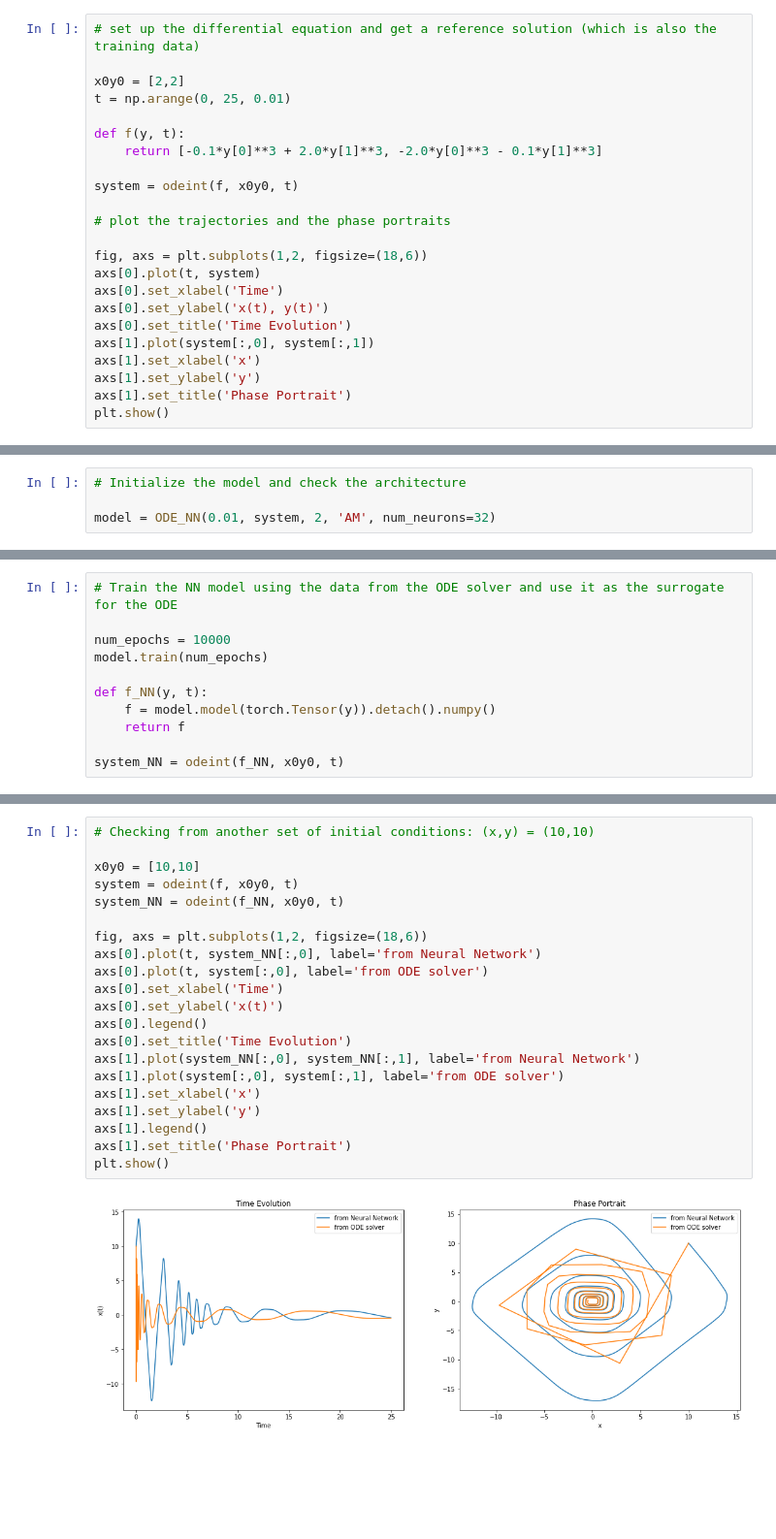
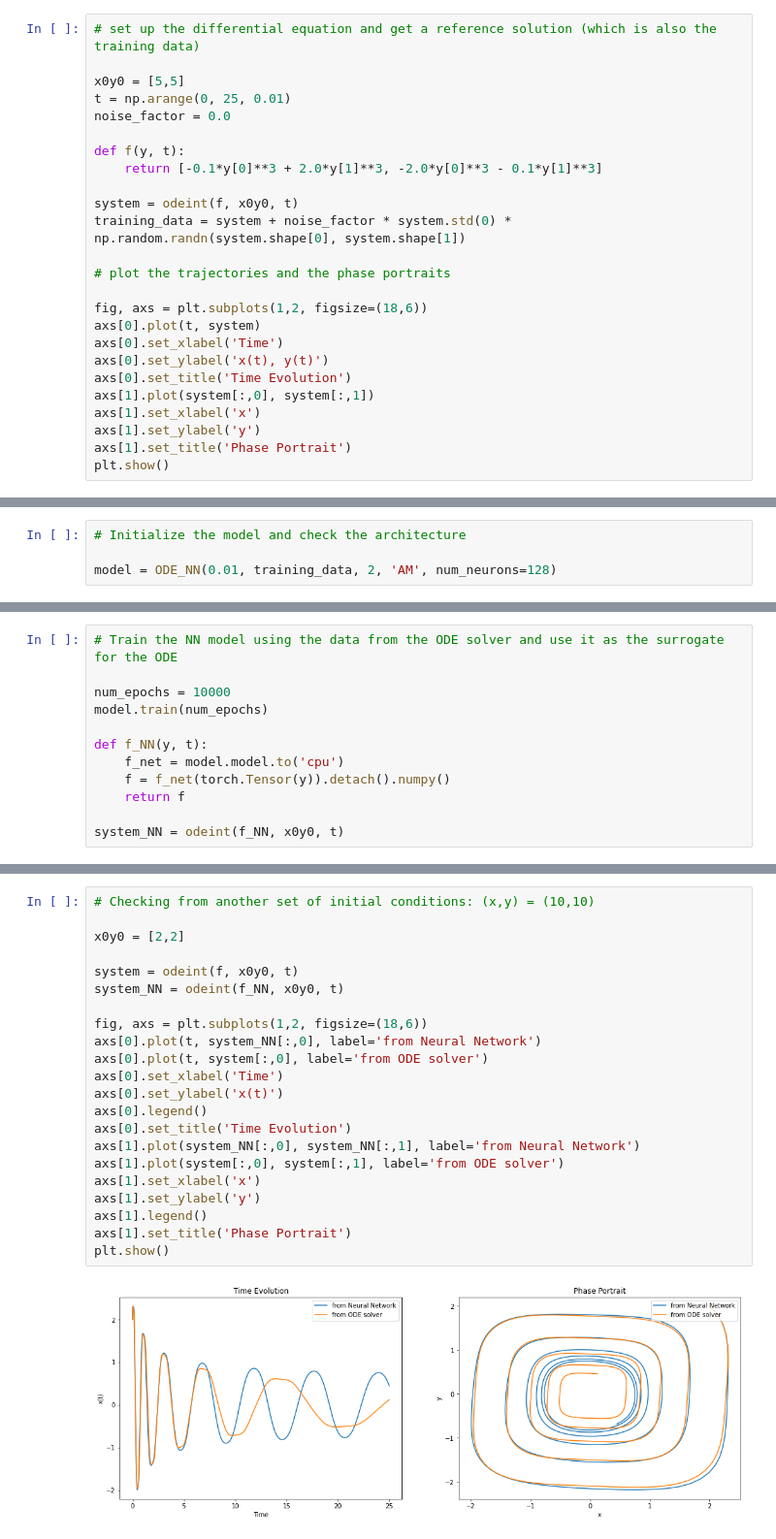
Before and after one commit to thecomputationguy/neural-network-differential-equations, a Jupyter notebook: test_notebook.ipynb, the cells around one changed output, grey strips where cells are left out. Shown: that part at 97% size. Cells and saved outputs as stored; diff of their text form; blank space fills up the shorter version.

```diff
--- a/test_notebook.ipynb
+++ b/test_notebook.ipynb
@@ -7,13 +8,15 @@ from neural_damped_oscillator import ODE_NN
 # %%
 # set up the differential equation and get a reference solution (which is also the training data)
 
-x0y0 = [2,2]
+x0y0 = [5,5]
 t = np.arange(0, 25, 0.01)
+noise_factor = 0.0
 
 def f(y, t):
     return [-0.1*y[0]**3 + 2.0*y[1]**3, -2.0*y[0]**3 - 0.1*y[1]**3]
 
 system = odeint(f, x0y0, t)
+training_data = system + noise_factor * system.std(0) * np.random.randn(system.shape[0], system.shape[1])
 
 # plot the trajectories and the phase portraits
 
@@ -32,6 +35,6 @@ plt.show()
 # %%
 # Initialize the model and check the architecture
 
-model = ODE_NN(0.01, system, 2, 'AM', num_neurons=32)
+model = ODE_NN(0.01, training_data, 2, 'AM', num_neurons=128)
 # %% [output]
 Sequential(
@@ -46,7 +49,8 @@ num_epochs = 10000
 model.train(num_epochs)
 
 def f_NN(y, t):
-    f = model.model(torch.Tensor(y)).detach().numpy()
+    f_net = model.model.to('cpu')
+    f = f_net(torch.Tensor(y)).detach().numpy()
     return f
 
 system_NN = odeint(f_NN, x0y0, t)
@@ -91,26 +95,27 @@ plt.show()
 # %%
 # Checking from another set of initial conditions: (x,y) = (10,10)
 
-x0y0 = [10,10]
+x0y0 = [2,2]
+
 system = odeint(f, x0y0, t)
 system_NN = odeint(f_NN, x0y0, t)
 
 fig, axs = plt.subplots(1,2, figsize=(18,6))
 axs[0].plot(t, system_NN[:,0], label='from Neural Network')
 axs[0].plot(t, system[:,0], label='from ODE solver')
 axs[0].set_xlabel('Time')
 axs[0].set_ylabel('x(t)')
 axs[0].legend()
 axs[0].set_title('Time Evolution')
 axs[1].plot(system_NN[:,0], system_NN[:,1], label='from Neural Network')
 axs[1].plot(system[:,0], system[:,1], label='from ODE solver')
 axs[1].set_xlabel('x')
 axs[1].set_ylabel('y')
 axs[1].legend()
 axs[1].set_title('Phase Portrait')
 plt.show()
 # %% [output]
-[figure, old version]
+[figure, new version]
 # %%
 # Checking from another set of initial conditions: (x,y) = (1,1)
 
```
Also changed, not shown: parts of 6 cells of this notebook, 2 other files.
